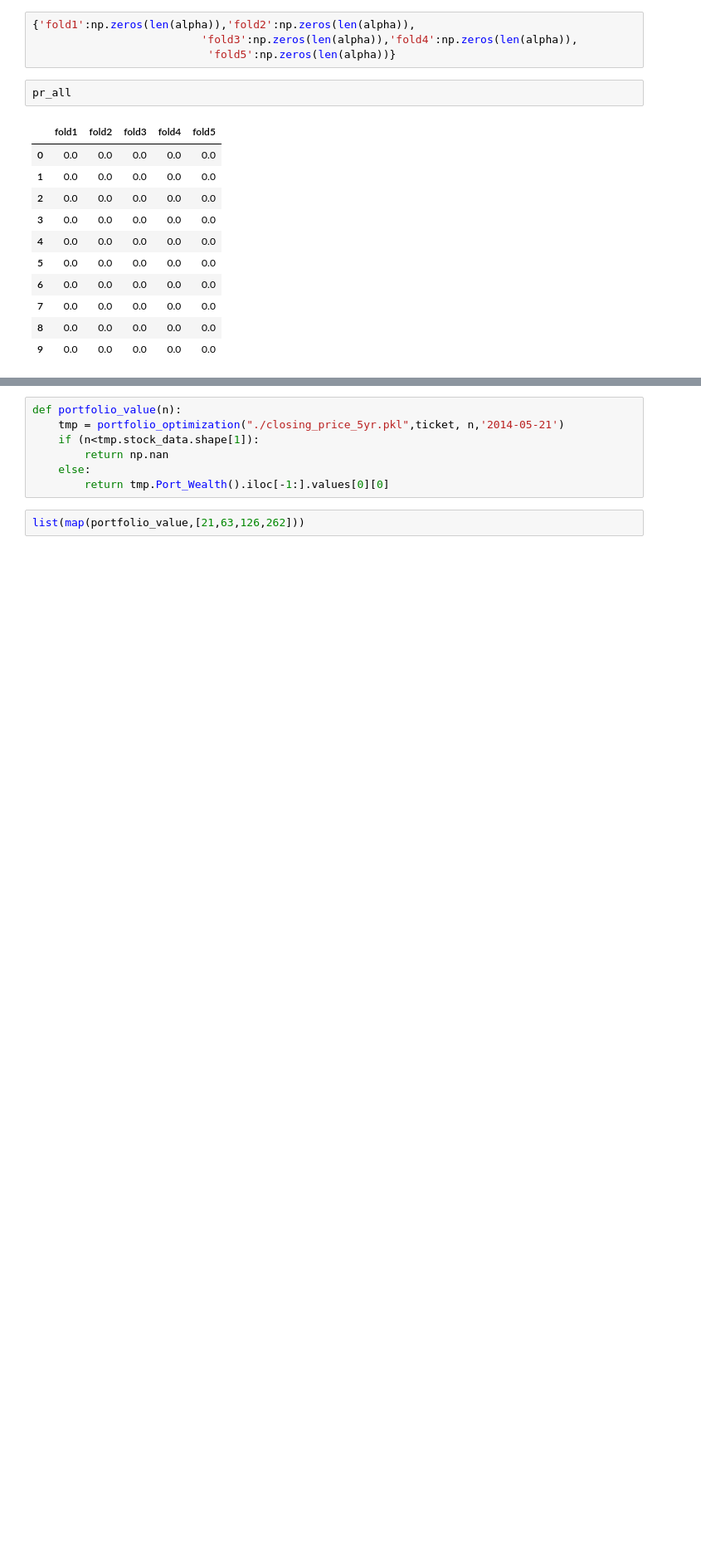
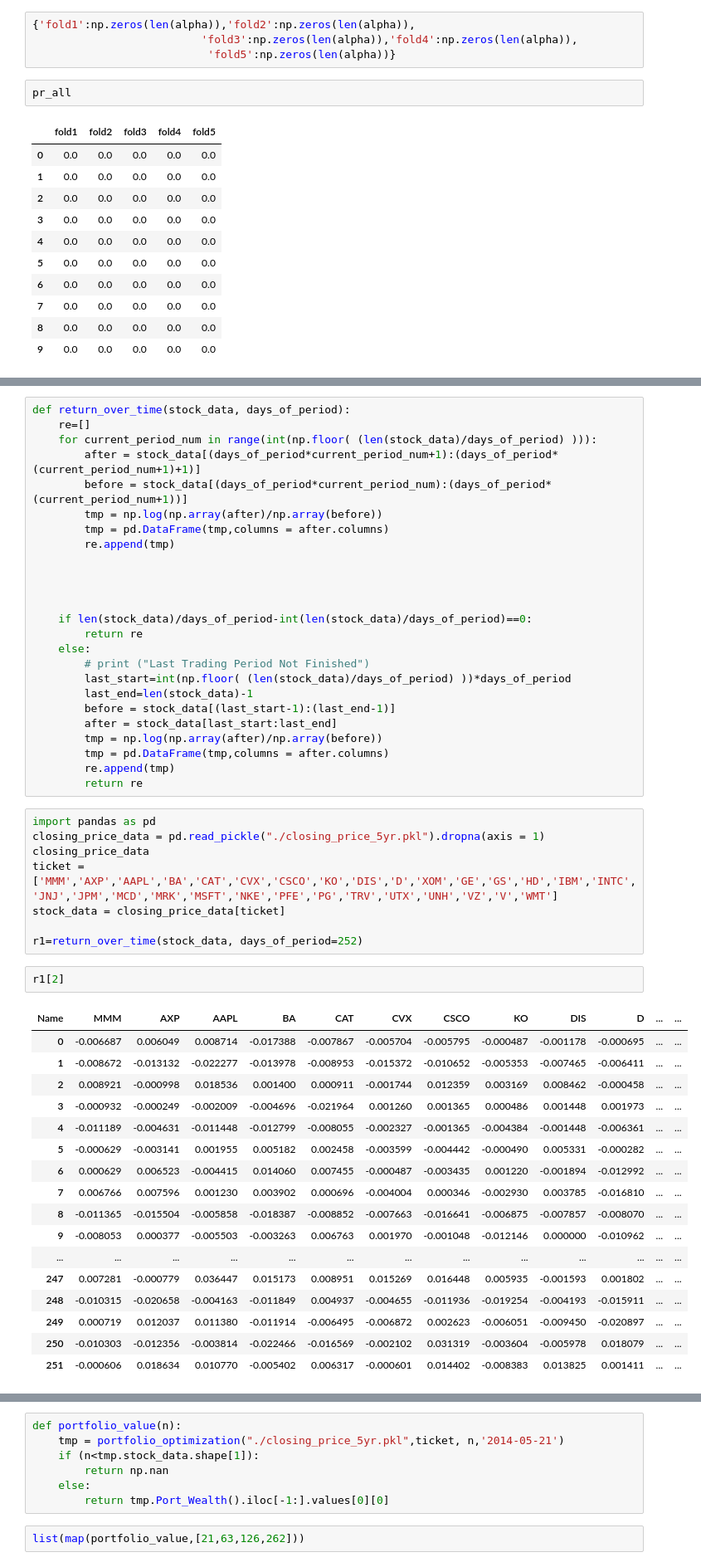
Before and after one commit to Boukos/PSTAT_234_Final_Project, a Jupyter notebook: PortfolioClass.ipynb, the cells around one changed output, grey strips where cells are left out. Shown: that part at 83% size. Saved outputs shown, nothing was run; the diff lists cells and outputs as text; blank space fills up the shorter version.

```diff
--- a/PortfolioClass.ipynb
+++ b/PortfolioClass.ipynb
@@ -417,0 +441,53 @@ class portfolio_optimization():
+# %%
+def return_over_time(stock_data, days_of_period):
+    re=[]
+    for current_period_num in range(int(np.floor( (len(stock_data)/days_of_period) ))):
+        after = stock_data[(days_of_period*current_period_num+1):(days_of_period*(current_period_num+1)+1)]
+        before = stock_data[(days_of_period*current_period_num):(days_of_period*(current_period_num+1))]
+        tmp = np.log(np.array(after)/np.array(before))
+        tmp = pd.DataFrame(tmp,columns = after.columns)
+        re.append(tmp)
+
+
+
+
+    if len(stock_data)/days_of_period-int(len(stock_data)/days_of_period)==0:
+        return re
+    else:
+        # print ("Last Trading Period Not Finished")
+        last_start=int(np.floor( (len(stock_data)/days_of_period) ))*days_of_period
+        last_end=len(stock_data)-1
+        before = stock_data[(last_start-1):(last_end-1)]
+        after = stock_data[last_start:last_end]
+        tmp = np.log(np.array(after)/np.array(before))
+        tmp = pd.DataFrame(tmp,columns = after.columns)
+        re.append(tmp)
+        return re
+# %%
+import pandas as pd
+closing_price_data = pd.read_pickle("./closing_price_5yr.pkl").dropna(axis = 1)
+closing_price_data
+ticket = ['MMM','AXP','AAPL','BA','CAT','CVX','CSCO','KO','DIS','D','XOM','GE','GS','HD','IBM','INTC','JNJ','JPM','MCD','MRK','MSFT','NKE','PFE','PG','TRV','UTX','UNH','VZ','V','WMT']
+stock_data = closing_price_data[ticket]
+
+r1=return_over_time(stock_data, days_of_period=252)
+# %%
+r1[2]
+# %% [output]
+| Name | MMM | AXP | AAPL | BA | CAT | CVX | CSCO | KO | DIS | D | ... | ... |
+| 0 | -0.006687 | 0.006049 | 0.008714 | -0.017388 | -0.007867 | -0.005704 | -0.005795 | -0.000487 | -0.001178 | -0.000695 | ... | ... |
+| 1 | -0.008672 | -0.013132 | -0.022277 | -0.013978 | -0.008953 | -0.015372 | -0.010652 | -0.005353 | -0.007465 | -0.006411 | ... | ... |
+| 2 | 0.008921 | -0.000998 | 0.018536 | 0.001400 | 0.000911 | -0.001744 | 0.012359 | 0.003169 | 0.008462 | -0.000458 | ... | ... |
+| 3 | -0.000932 | -0.000249 | -0.002009 | -0.004696 | -0.021964 | 0.001260 | 0.001365 | 0.000486 | 0.001448 | 0.001973 | ... | ... |
+| 4 | -0.011189 | -0.004631 | -0.011448 | -0.012799 | -0.008055 | -0.002327 | -0.001365 | -0.004384 | -0.001448 | -0.006361 | ... | ... |
+| 5 | -0.000629 | -0.003141 | 0.001955 | 0.005182 | 0.002458 | -0.003599 | -0.004442 | -0.000490 | 0.005331 | -0.000282 | ... | ... |
+| 6 | 0.000629 | 0.006523 | -0.004415 | 0.014060 | 0.007455 | -0.000487 | -0.003435 | 0.001220 | -0.001894 | -0.012992 | ... | ... |
+| 7 | 0.006766 | 0.007596 | 0.001230 | 0.003902 | 0.000696 | -0.004004 | 0.000346 | -0.002930 | 0.003785 | -0.016810 | ... | ... |
+| 8 | -0.011365 | -0.015504 | -0.005858 | -0.018387 | -0.008852 | -0.007663 | -0.016641 | -0.006875 | -0.007857 | -0.008070 | ... | ... |
+| 9 | -0.008053 | 0.000377 | -0.005503 | -0.003263 | 0.006763 | 0.001970 | -0.001048 | -0.012146 | 0.000000 | -0.010962 | ... | ... |
+| ... | ... | ... | ... | ... | ... | ... | ... | ... | ... | ... | ... | ... |
+| 247 | 0.007281 | -0.000779 | 0.036447 | 0.015173 | 0.008951 | 0.015269 | 0.016448 | 0.005935 | -0.001593 | 0.001802 | ... | ... |
+| 248 | -0.010315 | -0.020658 | -0.004163 | -0.011849 | 0.004937 | -0.004655 | -0.011936 | -0.019254 | -0.004193 | -0.015911 | ... | ... |
+| 249 | 0.000719 | 0.012037 | 0.011380 | -0.011914 | -0.006495 | -0.006872 | 0.002623 | -0.006051 | -0.009450 | -0.020897 | ... | ... |
+| 250 | -0.010303 | -0.012356 | -0.003814 | -0.022466 | -0.016569 | -0.002102 | 0.031319 | -0.003604 | -0.005978 | 0.018079 | ... | ... |
+| 251 | -0.000606 | 0.018634 | 0.010770 | -0.005402 | 0.006317 | -0.000601 | 0.014402 | -0.008383 | 0.013825 | 0.001411 | ... | ... |
```
Also changed, not shown: parts of 11 cells of this notebook.
